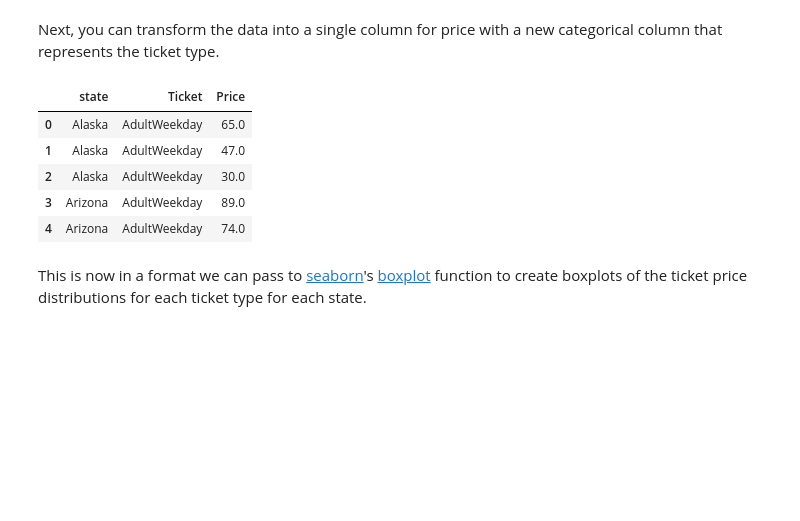
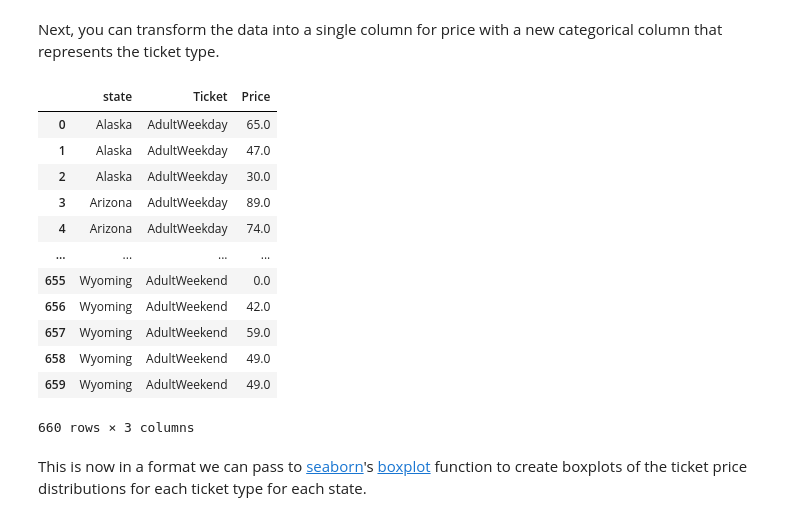
Before and after one commit to KitsuneLouis/DataScienceGuidedCapstone, a Jupyter notebook: Notebooks/02_data_wrangling.ipynb, the cells around one changed output. Cells and saved outputs as stored; diff of their text form; code cells hidden in the pictures; blank space fills up the shorter version.

```diff
--- a/Notebooks/02_data_wrangling.ipynb
+++ b/Notebooks/02_data_wrangling.ipynb
@@ -422,15 +422,22 @@ ticket_prices = pd.melt(ski_data[['state', 'AdultWeekday', 'AdultWeekend']],
                         var_name='Ticket',
                         value_vars=['AdultWeekday', 'AdultWeekend'],
                         value_name='Price')
-# %%
-ticket_prices.head()
-# %% [output]
-|  | state | Ticket | Price |
-| 0 | Alaska | AdultWeekday | 65.0 |
-| 1 | Alaska | AdultWeekday | 47.0 |
-| 2 | Alaska | AdultWeekday | 30.0 |
-| 3 | Arizona | AdultWeekday | 89.0 |
-| 4 | Arizona | AdultWeekday | 74.0 |
+# %%
+ticket_prices.replace(np.nan, 0)
+# %% [output]
+|  | state | Ticket | Price |
+| 0 | Alaska | AdultWeekday | 65.0 |
+| 1 | Alaska | AdultWeekday | 47.0 |
+| 2 | Alaska | AdultWeekday | 30.0 |
+| 3 | Arizona | AdultWeekday | 89.0 |
+| 4 | Arizona | AdultWeekday | 74.0 |
+| ... | ... | ... | ... |
+| 655 | Wyoming | AdultWeekend | 0.0 |
+| 656 | Wyoming | AdultWeekend | 42.0 |
+| 657 | Wyoming | AdultWeekend | 59.0 |
+| 658 | Wyoming | AdultWeekend | 49.0 |
+| 659 | Wyoming | AdultWeekend | 49.0 |
+660 rows × 3 columns
 # %% [markdown]
 This is now in a format we can pass to [seaborn](https://seaborn.pydata.org/)'s [boxplot](https://seaborn.pydata.org/generated/seaborn.boxplot.html) function to create boxplots of the ticket price distributions for each ticket type for each state.
 # %%
```
Also changed, not shown: parts of 9 cells of this notebook, 6 other files.
